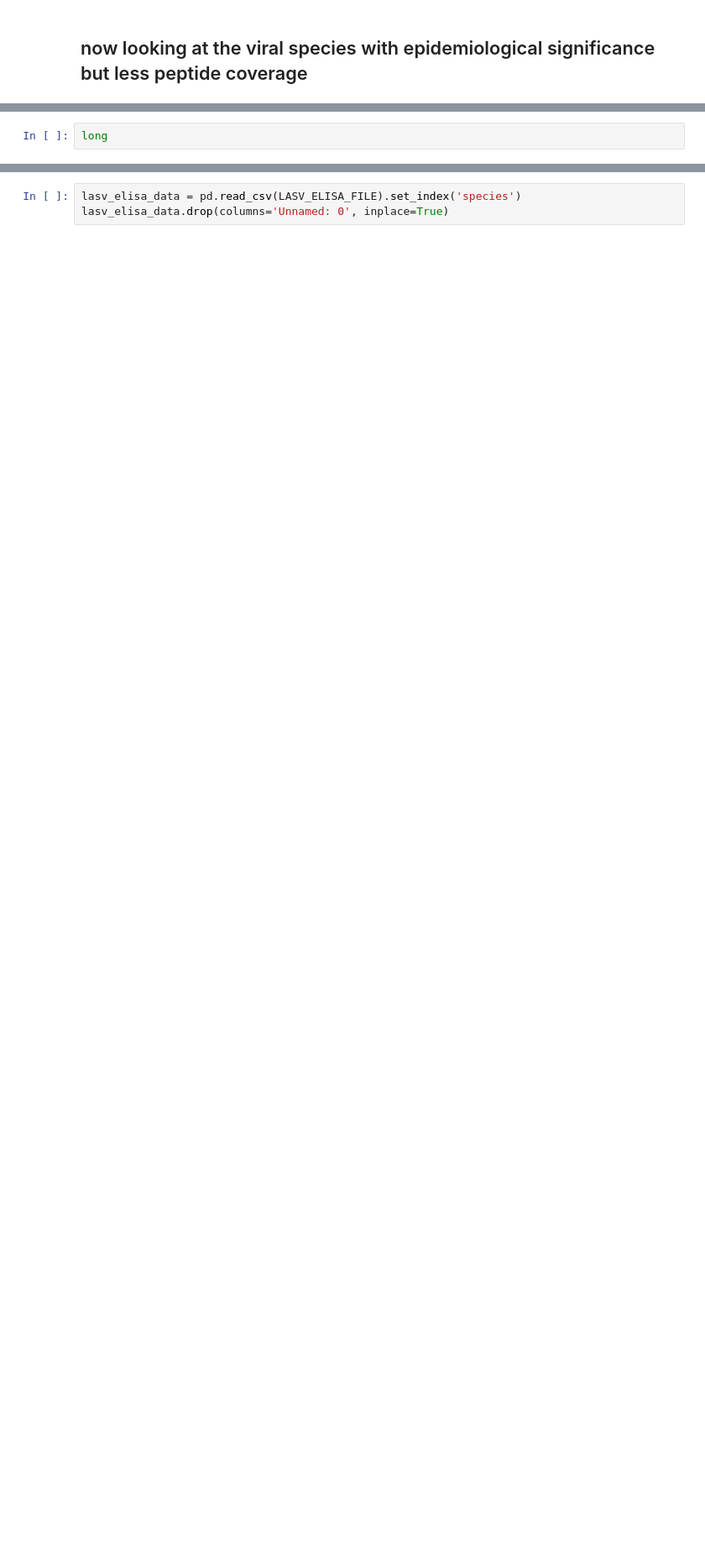
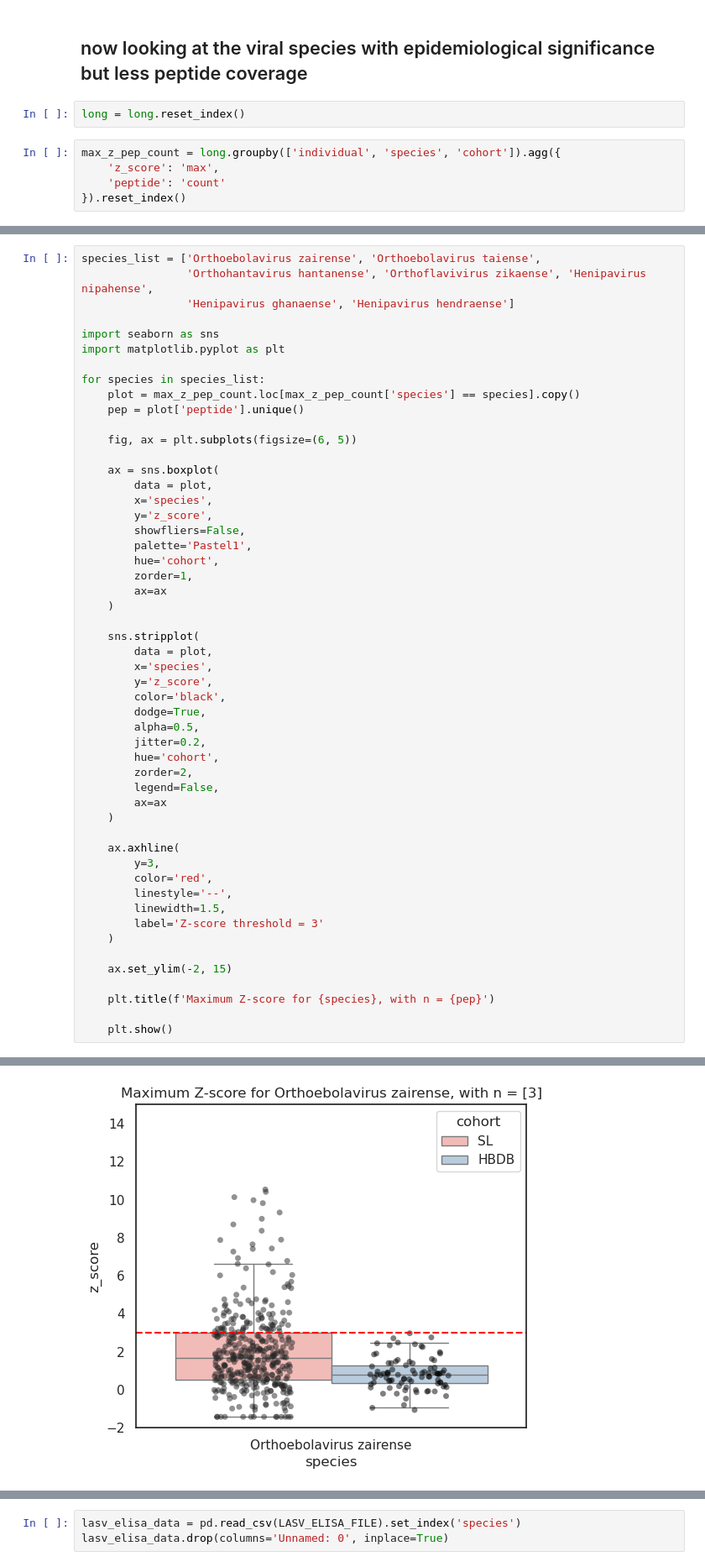
Before and after one commit to sporak577/lasv_phipseq_2026, a Jupyter notebook: Lassa_seroreactivity_paper_figures_clean_090726.ipynb, the cells around one changed output, grey strips where cells are left out. Shown at 84% size. Cells and saved outputs as stored; diff of their text form; blank space fills up the shorter version.

Commit message:
added boxplot / jitterplots for species with less peptide coverage

```diff
--- a/Lassa_seroreactivity_paper_figures_clean_090726.ipynb
+++ b/Lassa_seroreactivity_paper_figures_clean_090726.ipynb
@@ -2211,3 +2197,10 @@ species_peptide_counts.sort_values(by='n_peptides_full_library', ascending=False
 | 101 | Orthonairovirus dugbeense | 4 | 331 | 1.21 |
 # %% [markdown]
 ## now looking at the viral species with epidemiological significance but less peptide coverage
+# %%
+long = long.reset_index()
+# %%
+max_z_pep_count = long.groupby(['individual', 'species', 'cohort']).agg({
+    'z_score': 'max',
+    'peptide': 'count'
+}).reset_index()
@@ -2214,3 +2223,53 @@ species_peptide_counts.sort_values(by='n_peptides_full_library', ascending=False
 # %%
-long
+species_list = ['Orthoebolavirus zairense', 'Orthoebolavirus taiense',
+                'Orthohantavirus hantanense', 'Orthoflavivirus zikaense', 'Henipavirus nipahense',
+                'Henipavirus ghanaense', 'Henipavirus hendraense']
+
+import seaborn as sns
+import matplotlib.pyplot as plt
+
+for species in species_list:
+    plot = max_z_pep_count.loc[max_z_pep_count['species'] == species].copy()
+    pep = plot['peptide'].unique()
+
+    fig, ax = plt.subplots(figsize=(6, 5))
+
+    ax = sns.boxplot(
+        data = plot,
+        x='species',
+        y='z_score',
+        showfliers=False,
+        palette='Pastel1',
+        hue='cohort',
+        zorder=1,
+        ax=ax
+    )
+
+    sns.stripplot(
+        data = plot,
+        x='species',
+        y='z_score',
+        color='black',
+        dodge=True,
+        alpha=0.5,
+        jitter=0.2,
+        hue='cohort',
+        zorder=2,
+        legend=False,
+        ax=ax
+    )
+
+    ax.axhline(
+        y=3,
+        color='red',
+        linestyle='--',
+        linewidth=1.5,
+        label='Z-score threshold = 3'
+    )
+
+    ax.set_ylim(-2, 15)
+
+    plt.title(f'Maximum Z-score for {species}, with n = {pep}')
+
+    plt.show()
 # %% [output]
@@ -2230,0 +2279 @@ long
+[figure, added]
```
Also changed, not shown: parts of 8 cells of this notebook.
